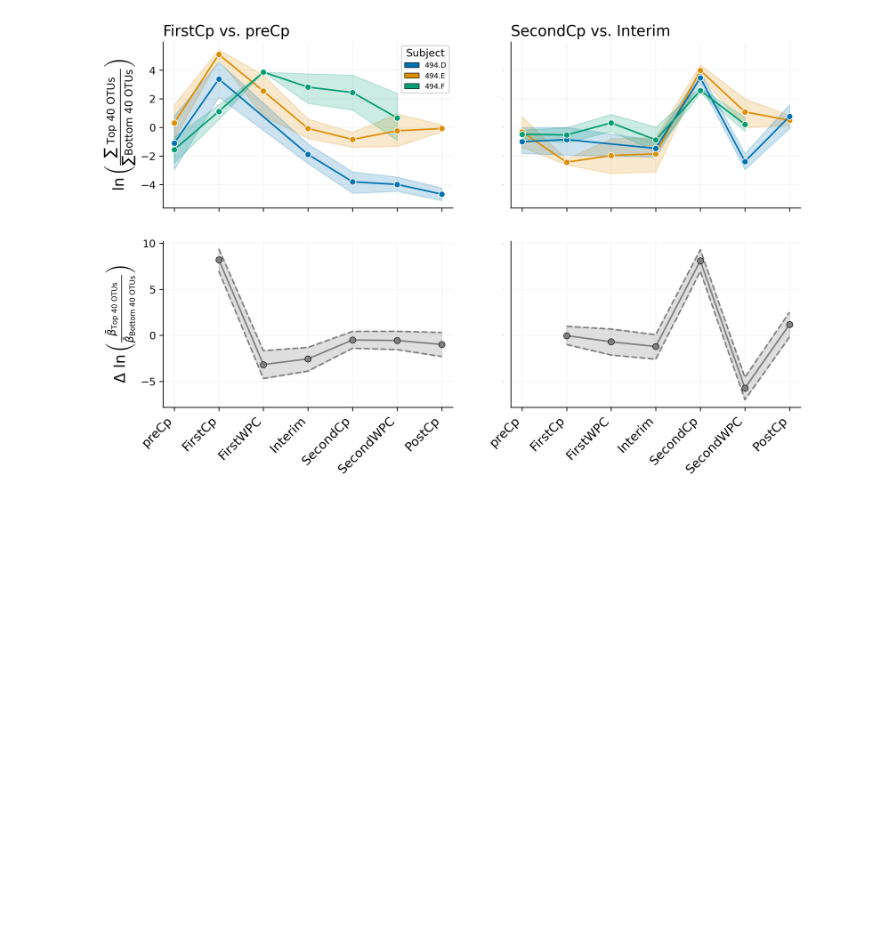
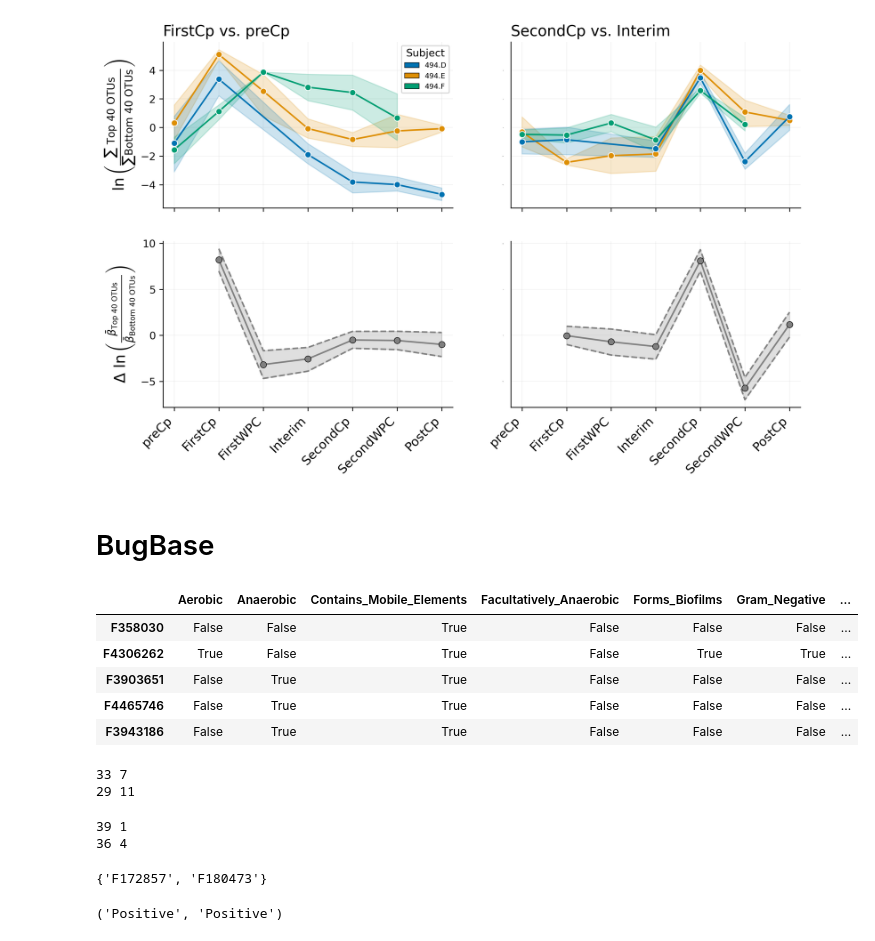
Before and after one commit to knightlab-analyses/birdman-analyses, a Jupyter notebook: notebooks/relman_abx_figures.ipynb, the cells around one changed output. Cells and saved outputs as stored; diff of their text form; code cells hidden in the pictures; blank space fills up the shorter version.

```diff
--- a/notebooks/relman_abx_figures.ipynb
+++ b/notebooks/relman_abx_figures.ipynb
@@ -1413,3 +1413,21 @@ plt.savefig("../figures/relman_abx/abx_dynamics.pdf")
 plt.show()
 # %% [output]
 [figure]
+# %% [markdown]
+# BugBase
+# %%
+import pathlib
+
+bugbase_path = pathlib.Path("../results/relman_abx/bugbase/")
+# %%
+contrib_otu_path = bugbase_path / "otu_contributions" / "contributing_otus.txt"
+contrib_otu = pd.read_table(contrib_otu_path, index_col=0)
+contrib_otu.index = [f"F{x}" for x in contrib_otu.index]
+contrib_otu.head()
+# %% [output]
+|  | Aerobic | Anaerobic | Contains_Mobile_Elements | Facultatively_Anaerobic | Forms_Biofilms | Gram_Negative | ... |
+| F358030 | False | False | True | False | False | False | ... |
+| F4306262 | True | False | True | False | True | True | ... |
+| F3903651 | False | True | True | False | False | False | ... |
+| F4465746 | False | True | True | False | False | False | ... |
+| F3943186 | False | True | True | False | False | False | ... |
@@ -1415,0 +1454,32 @@ plt.show()
+# %%
+print(
+    len(firstcp_top.intersection(gram_pos_features)),
+    len(firstcp_top.intersection(gram_neg_features))
+)
+print(
+    len(firstcp_bot.intersection(gram_pos_features)),
+    len(firstcp_bot.intersection(gram_neg_features))
+)
+# %% [output]
+33 7
+29 11
+# %%
+print(
+    len(secondcp_top.intersection(gram_pos_features)),
+    len(secondcp_top.intersection(gram_neg_features))
+)
+print(
+    len(secondcp_bot.intersection(gram_pos_features)),
+    len(secondcp_bot.intersection(gram_neg_features))
+)
+# %% [output]
+39 1
+36 4
+# %%
+secondcp_bot.intersection(firstcp_bot)
+# %% [output]
+{'F172857', 'F180473'}
+# %%
+gram_map["F172857"], gram_map["F180473"]
+# %% [output]
+('Positive', 'Positive')
```
Also changed, not shown: parts of 7 cells of this notebook, 1 other file.
